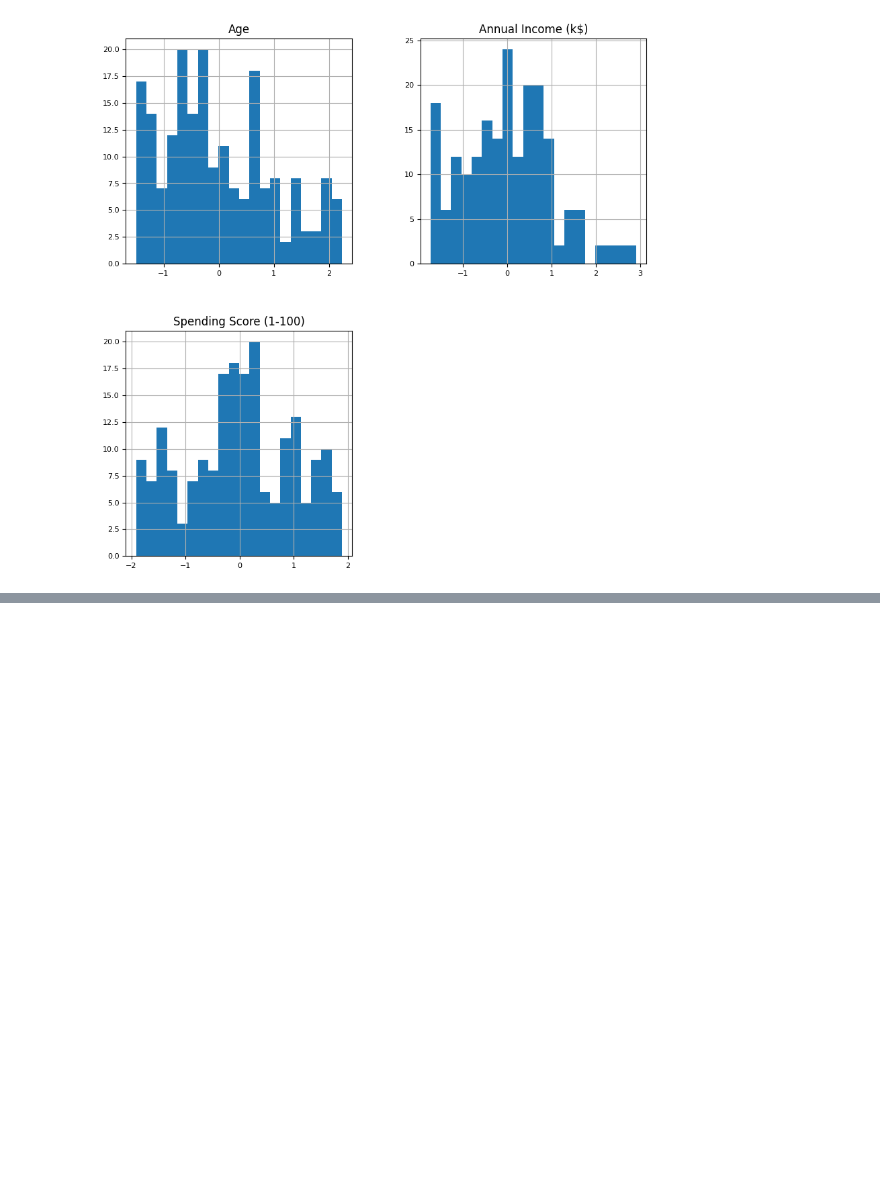
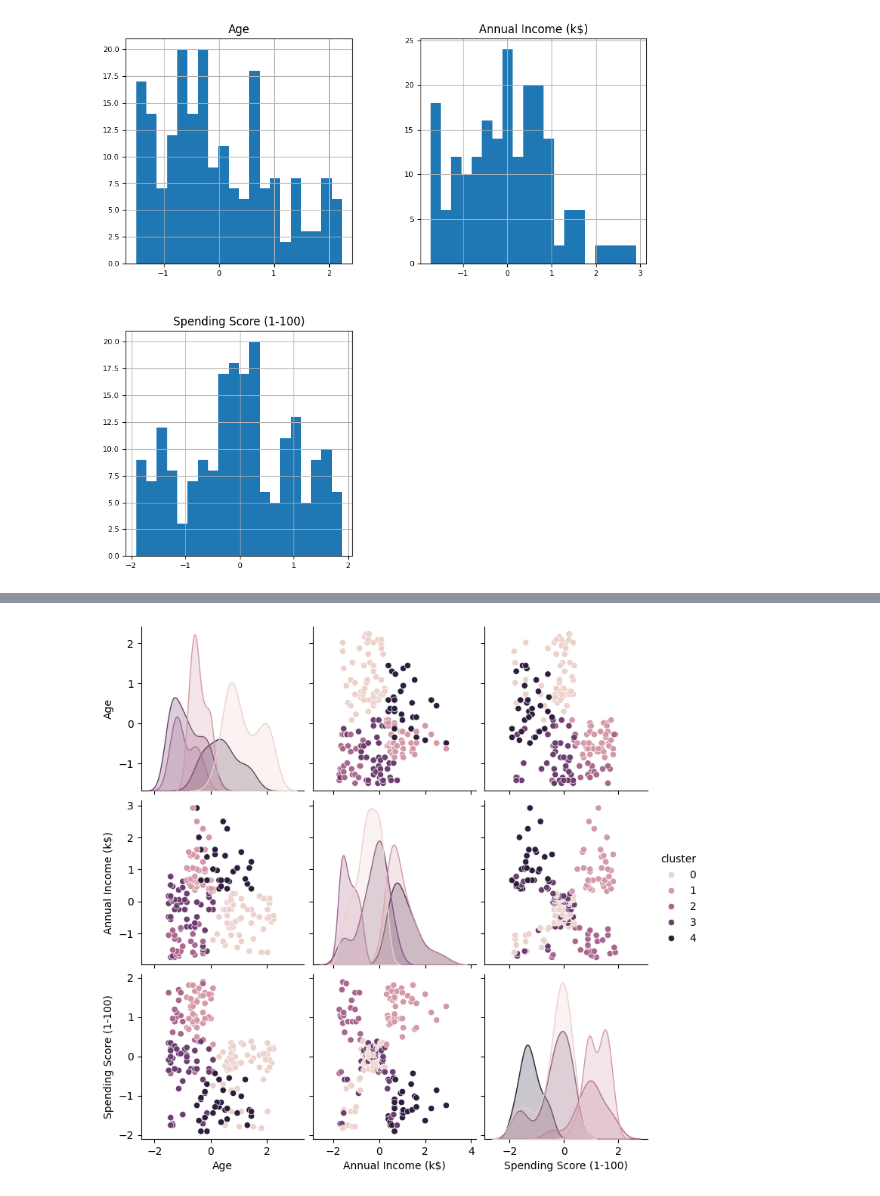
Before and after one commit to AlthariqFairuz/Seleksi-GAIB-Bagian-2-3, a Jupyter notebook: src/doe2.ipynb, the cells around one changed output, grey strips where cells are left out. Saved outputs shown, nothing was run; the diff lists cells and outputs as text; code cells hidden in the pictures; blank space fills up the shorter version.

```diff
--- a/src/doe2.ipynb
+++ b/src/doe2.ipynb
@@ -98,0 +161,8 @@ array([[<Axes: title={'center': 'Age'}>,
+# %%
+import seaborn as sns
+
+# Pair plot to See the correaltion of each feature
+sns.pairplot(df_scaled, hue='cluster', diag_kind='kde')
+plt.show()
+# %% [output]
+[figure, added]
```
Also changed, not shown: parts of 20 cells of this notebook, 7 other files.
